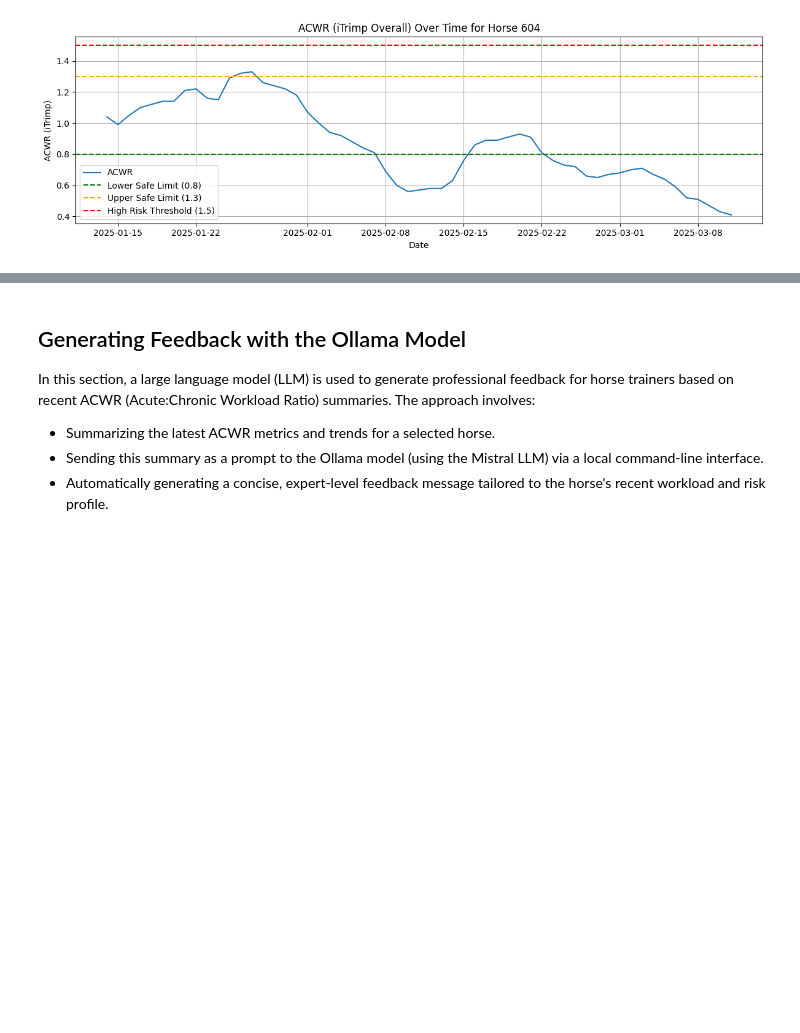
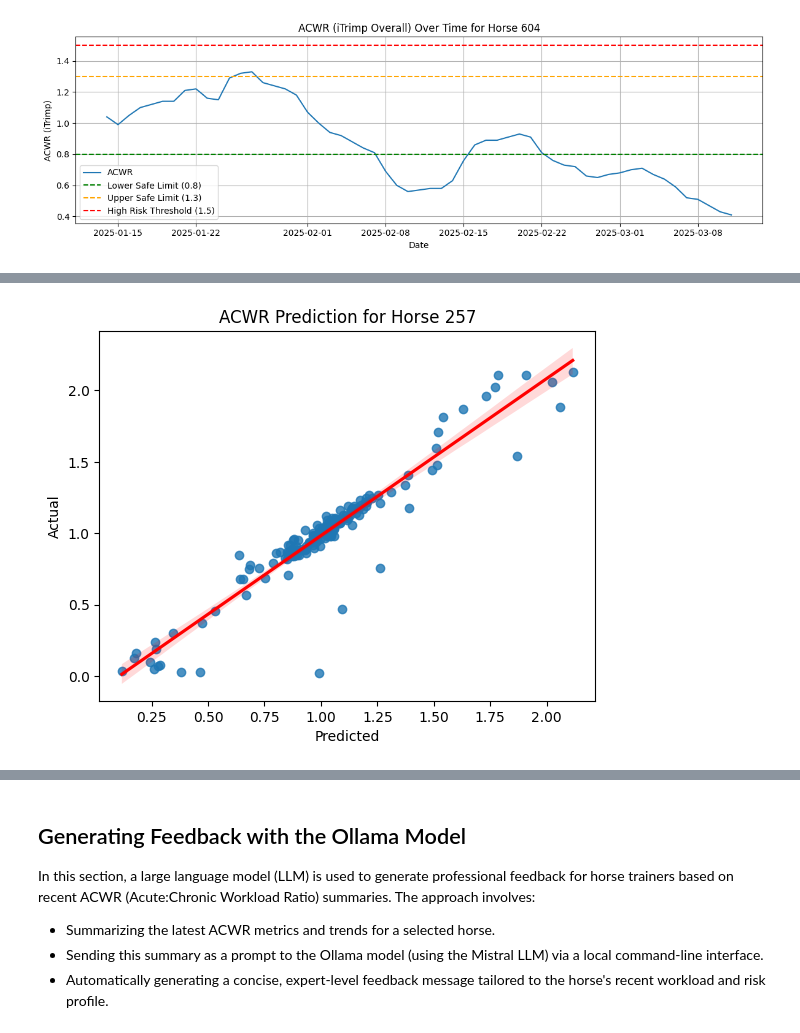
Before and after one commit to KristinaStrakova/Horse-Training-Feedback-Generator, a Jupyter notebook: Equine_Integration_Rubies/EI_Project_Iteration1_Rubies.ipynb, the cells around one changed output, grey strips where cells are left out. Drawn from its saved outputs; the diff is of its cells as text; code cells hidden in the pictures; blank space fills up the shorter version.

```diff
--- a/Equine_Integration_Rubies/EI_Project_Iteration1_Rubies.ipynb
+++ b/Equine_Integration_Rubies/EI_Project_Iteration1_Rubies.ipynb
@@ -211,0 +344,8 @@ for horse_id in horses:
+# %%
+predictions = model.predict(X_test)
+prediction_overview = pd.DataFrame()
+prediction_overview["Actual"] = y_test
+prediction_overview["Predicted"] = predictions
+prediction_overview["Error"] = abs(prediction_overview["Actual"] - prediction_overview["Predicted"]).round(2)
+prediction_overview.reset_index(drop=True, inplace=True)
+prediction_overview.head(10).sort_values("Error", ascending=False)
@@ -211,0 +364,7 @@ for horse_id in horses:
+# %%
+plot = sns.regplot(y=y_test.values.flatten(), x=predictions.flatten(), line_kws={"color": "red"})
+plot.set_title(f"ACWR Prediction for Horse {horse_id}")
+plot.set(xlabel="Predicted", ylabel="Actual")
+plt.show()
+# %% [output]
+[figure, added]
```
Also changed, not shown: parts of 15 cells of this notebook, 3 other files.
